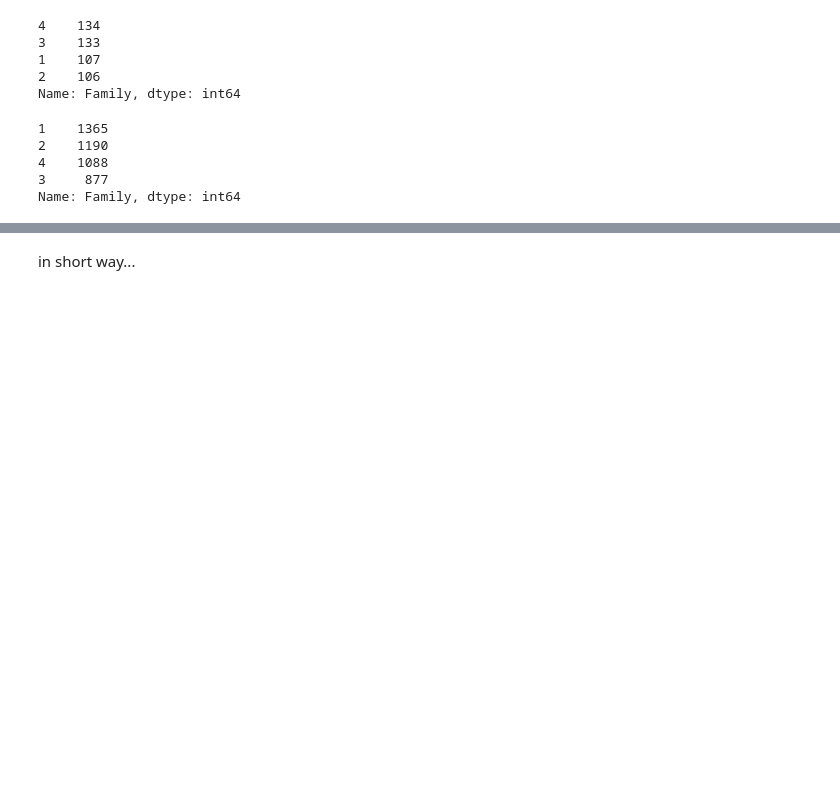
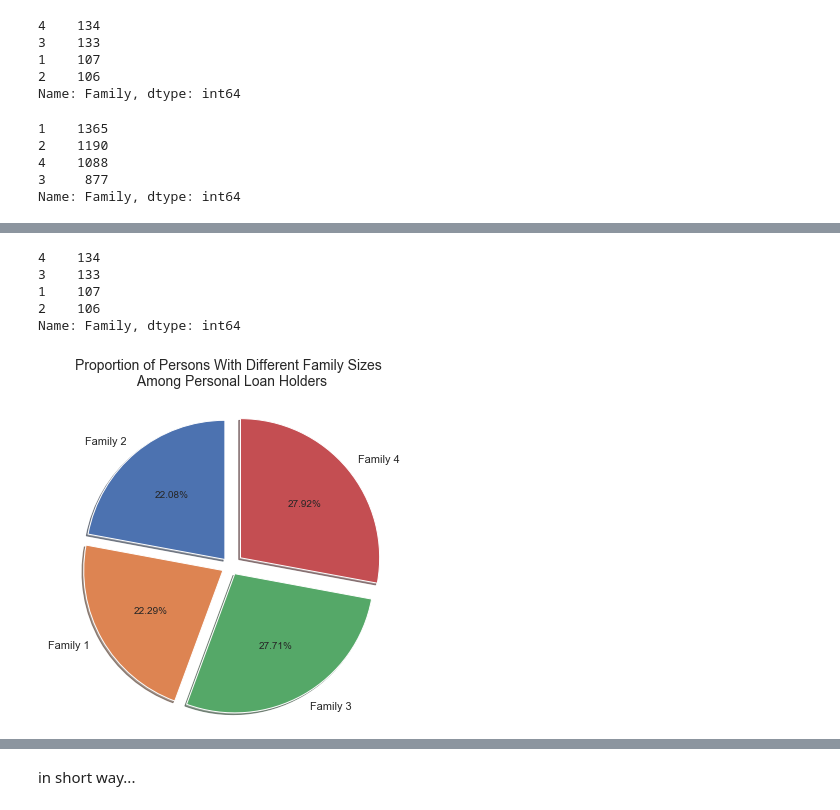
Before and after one commit to Alex-Romanenko/Bank_Looking_For_Clients, a Jupyter notebook: 00_main.ipynb, the cells around one changed output, grey strips where cells are left out. Saved outputs shown, nothing was run; the diff lists cells and outputs as text; code cells hidden in the pictures; blank space fills up the shorter version.

```diff
--- a/00_main.ipynb
+++ b/00_main.ipynb
@@ -980,0 +1007,18 @@ plt.savefig('distribution_of_PL_among_CDacc.png')
+# %%
+series_fam
+# %% [output]
+4    134
+3    133
+1    107
+2    106
+Name: Family, dtype: int64
+# %%
+plt.axis('equal')
+plt.title('Proportion of Persons With Different Family Sizes \n Among Personal Loan Holders', \
+          fontsize = 14, y = 1.3)
+labels = ['Family 2',' Family 1','Family 3','Family 4']
+plt.pie(series_fam.sort_values(ascending = True), labels = labels, \
+        autopct= '%1.2f%%', shadow = True, explode = (0.1, 0.1, 0.1,0.15), radius = 1.6, startangle = 90);
+plt.savefig('Proportion_family_size_among_PL.png');
+# %% [output]
+[figure, added]
```
Also changed, not shown: parts of 52 cells of this notebook.
